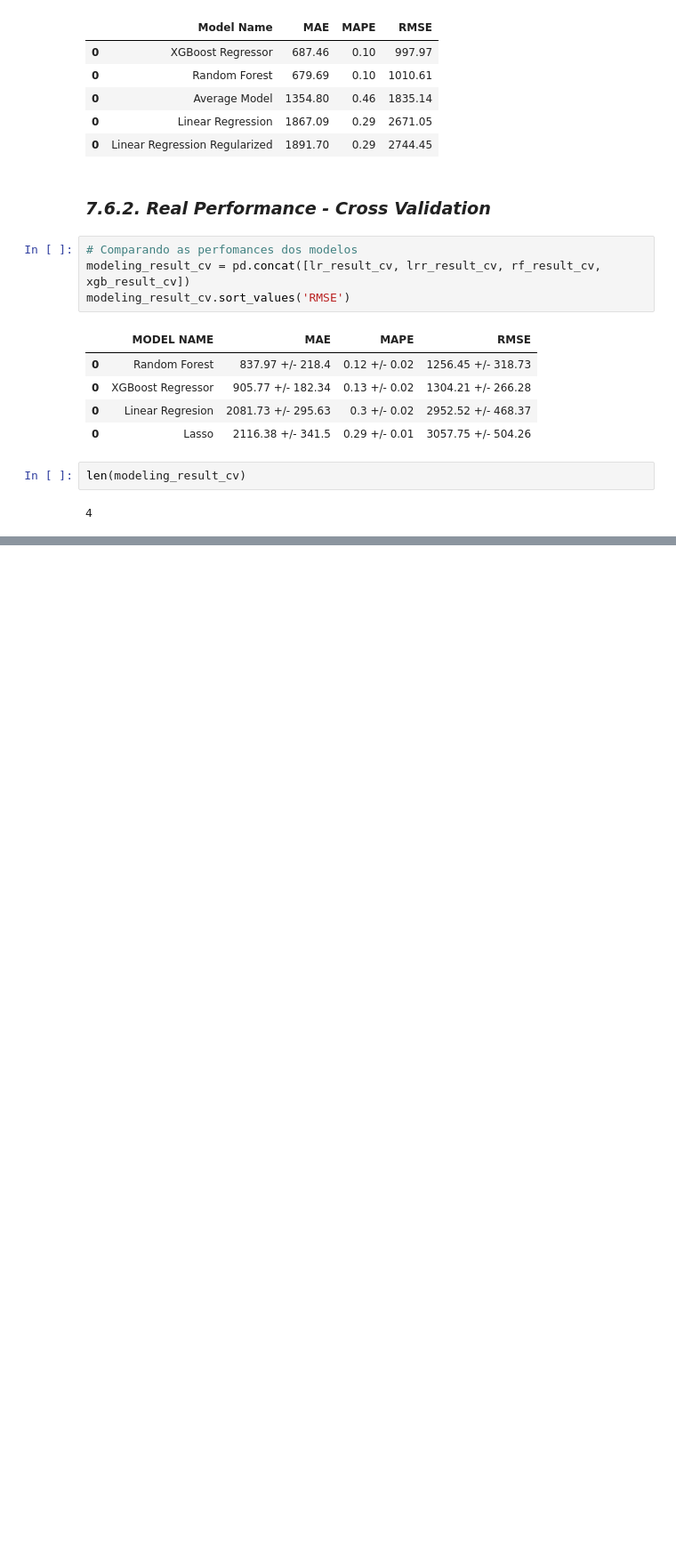
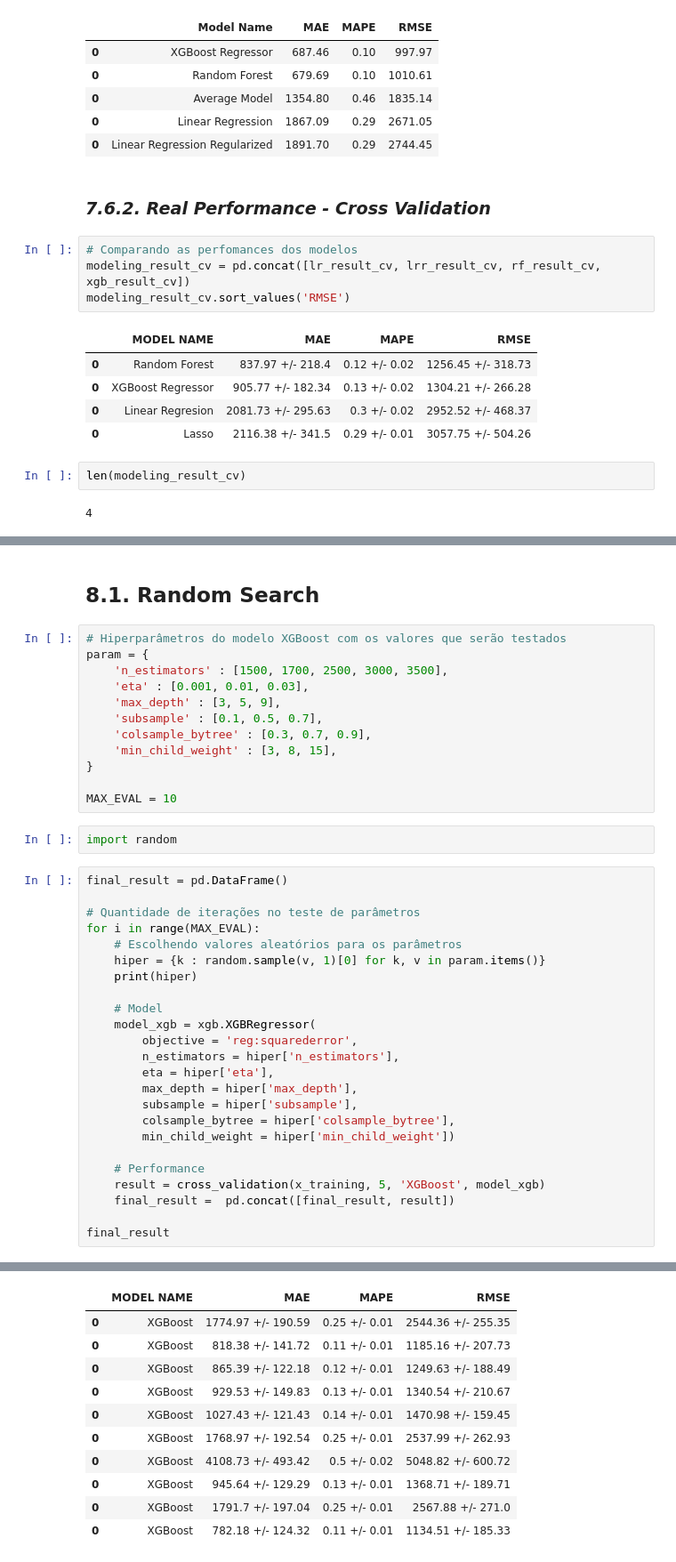
Before and after one commit to almir-martins/rossmann_sales_prediction, a Jupyter notebook: notebooks/m07_video1_store_sales_prediction.ipynb, the cells around one changed output, grey strips where cells are left out. Shown at 89% size. Drawn from its saved outputs; the diff is of its cells as text; blank space fills up the shorter version.

```diff
--- a/notebooks/m07_video1_store_sales_prediction.ipynb
+++ b/notebooks/m07_video1_store_sales_prediction.ipynb
@@ -1318,0 +1321,41 @@ len(modeling_result_cv)
+# %% [markdown]
+## 8.1. Random Search
+# %%
+# Hiperparâmetros do modelo XGBoost com os valores que serão testados
+param = {
+    'n_estimators' : [1500, 1700, 2500, 3000, 3500],
+    'eta' : [0.001, 0.01, 0.03],
+    'max_depth' : [3, 5, 9],
+    'subsample' : [0.1, 0.5, 0.7],
+    'colsample_bytree' : [0.3, 0.7, 0.9],
+    'min_child_weight' : [3, 8, 15],
+}
+
+MAX_EVAL = 10
+# %%
+import random
+# %%
+final_result = pd.DataFrame()
+
+# Quantidade de iterações no teste de parâmetros
+for i in range(MAX_EVAL):
+    # Escolhendo valores aleatórios para os parâmetros
+    hiper = {k : random.sample(v, 1)[0] for k, v in param.items()}
+    print(hiper)
+
+    # Model
+    model_xgb = xgb.XGBRegressor(
+        objective = 'reg:squarederror',
+        n_estimators = hiper['n_estimators'],
+        eta = hiper['eta'],
+        max_depth = hiper['max_depth'],
+        subsample = hiper['subsample'],
+        colsample_bytree = hiper['colsample_bytree'],
+        min_child_weight = hiper['min_child_weight'])
+
+    # Performance
+    result = cross_validation(x_training, 5, 'XGBoost', model_xgb)
+    final_result =  pd.concat([final_result, result])
+
+final_result
+# %% [output]
@@ -1318,0 +1372,11 @@ len(modeling_result_cv)
+|  | MODEL NAME | MAE | MAPE | RMSE |
+| 0 | XGBoost | 1774.97 +/- 190.59 | 0.25 +/- 0.01 | 2544.36 +/- 255.35 |
+| 0 | XGBoost | 818.38 +/- 141.72 | 0.11 +/- 0.01 | 1185.16 +/- 207.73 |
+| 0 | XGBoost | 865.39 +/- 122.18 | 0.12 +/- 0.01 | 1249.63 +/- 188.49 |
+| 0 | XGBoost | 929.53 +/- 149.83 | 0.13 +/- 0.01 | 1340.54 +/- 210.67 |
+| 0 | XGBoost | 1027.43 +/- 121.43 | 0.14 +/- 0.01 | 1470.98 +/- 159.45 |
+| 0 | XGBoost | 1768.97 +/- 192.54 | 0.25 +/- 0.01 | 2537.99 +/- 262.93 |
+| 0 | XGBoost | 4108.73 +/- 493.42 | 0.5 +/- 0.02 | 5048.82 +/- 600.72 |
+| 0 | XGBoost | 945.64 +/- 129.29 | 0.13 +/- 0.01 | 1368.71 +/- 189.71 |
+| 0 | XGBoost | 1791.7 +/- 197.04 | 0.25 +/- 0.01 | 2567.88 +/- 271.0 |
+| 0 | XGBoost | 782.18 +/- 124.32 | 0.11 +/- 0.01 | 1134.51 +/- 185.33 |
```
Also changed, not shown: parts of 5 cells of this notebook.
